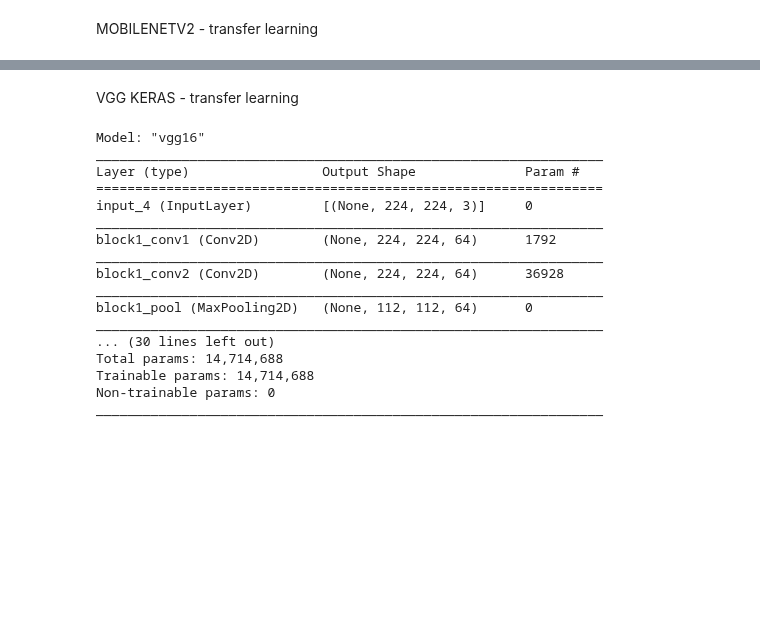
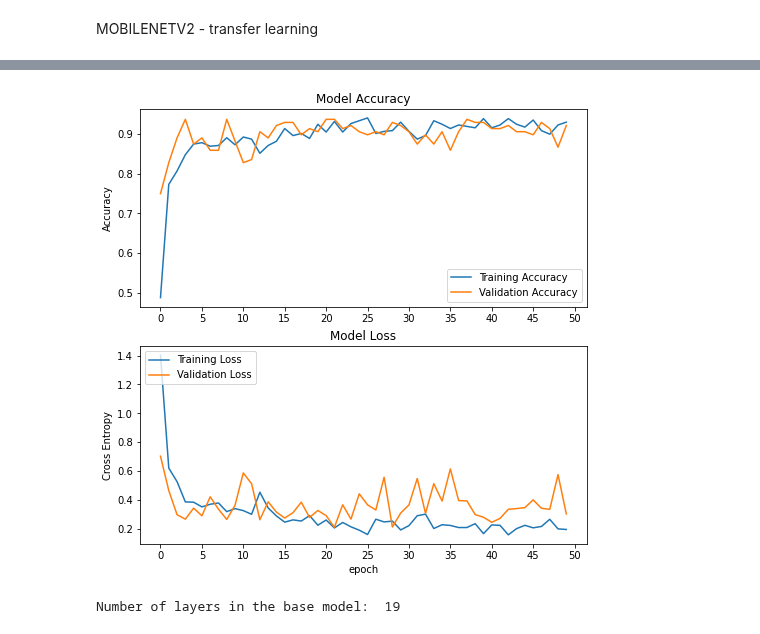
Before and after one commit to anirudh-g/Msc-Data-science, a Jupyter notebook: Chart_Classification.ipynb, the cells around one changed output, grey strips where cells are left out. Cells and saved outputs as stored; diff of their text form; code cells hidden in the pictures; blank space fills up the shorter version.

```diff
--- a/Chart_Classification.ipynb
+++ b/Chart_Classification.ipynb
@@ -104,0 +263,3 @@ base_model.trainable=False
+# %%
+vgg_base = tf.keras.applications.VGG16(weights='imagenet', include_top=False, input_shape=input_shape)
+vgg_base.summary()
@@ -105 +284,3 @@ base_model.trainable=False
+# %%
+vgg_base.trainable=False
 # %%
@@ -112,0 +295,5 @@ tl_model = keras.Model(inputs= base_model.input, outputs=preds)
+# %%
+lr=0.001
+vgg_tl.compile(optimizer=tf.optimizers.Adam(learning_rate=lr),
+              loss=tf.losses.categorical_crossentropy,
+              metrics=['accuracy'])
@@ -113,12 +304,8 @@ tl_model = keras.Model(inputs= base_model.input, outputs=preds)
 # %%
-tl_model.compile(optimizer='rmsprop',
-              loss=tf.keras.losses.categorical_crossentropy,
-              metrics=['accuracy'])
-
-tl_history = tl_model.fit(
+vgg_history = vgg_tl.fit(
 	train_generator,
 	steps_per_epoch=nb_train_samples // batch_size,
-	epochs=100,
+	epochs=epochs,
 	validation_data=validation_generator,
 	validation_steps=nb_validation_samples // batch_size)
 # %% [output]
@@ -142,23 +328,0 @@ Epoch 100/100
-# %% [markdown]
-VGG KERAS - transfer learning
-# %%
-base_model_2 = tf.keras.applications.VGG16(weights='imagenet', include_top=False, input_shape=input_shape)
-base_model_2.summary()
-# %% [output]
-Model: "vgg16"
-_________________________________________________________________
-Layer (type)                 Output Shape              Param #
-=================================================================
-input_4 (InputLayer)         [(None, 224, 224, 3)]     0
-_________________________________________________________________
-block1_conv1 (Conv2D)        (None, 224, 224, 64)      1792
-_________________________________________________________________
-block1_conv2 (Conv2D)        (None, 224, 224, 64)      36928
-_________________________________________________________________
-block1_pool (MaxPooling2D)   (None, 112, 112, 64)      0
-_________________________________________________________________
-... (30 lines left out)
-Total params: 14,714,688
-Trainable params: 14,714,688
-Non-trainable params: 0
-_________________________________________________________________
@@ -174,0 +329,39 @@ tl_model_2 = keras.Model(inputs= base_model_2.input, outputs=preds2)
+# %%
+vgg_acc = vgg_history.history['accuracy']
+vgg_val_acc = vgg_history.history['val_accuracy']
+
+vgg_loss = vgg_history.history['loss']
+vgg_val_loss = vgg_history.history['val_loss']
+
+plt.figure(figsize=(8, 8))
+plt.subplot(2, 1, 1)
+plt.plot(vgg_acc, label='Training Accuracy')
+plt.plot(vgg_val_acc, label='Validation Accuracy')
+plt.legend(loc='lower right')
+plt.ylabel('Accuracy')
+plt.xticks(np.arange(0,55, 5))
+plt.title('Model Accuracy')
+
+plt.subplot(2, 1, 2)
+plt.plot(vgg_loss, label='Training Loss')
+plt.plot(vgg_val_loss, label='Validation Loss')
+plt.legend(loc='upper left')
+plt.ylabel('Cross Entropy')
+plt.xticks(np.arange(0,55, 5))
+plt.title('Model Loss')
+plt.xlabel('epoch')
+plt.show()
+# %% [output]
+[figure, added]
+# %%
+vgg_base.trainable = True
+
+print("Number of layers in the base model: ", len(vgg_base.layers))
+
+fine_tune_at = 15
+
+# Freeze all the layers before the `fine_tune_at` layer
+for layer in vgg_base.layers[:fine_tune_at]:
+  layer.trainable =  False
+# %% [output]
+Number of layers in the base model:  19
```
Also changed, not shown: parts of 26 cells of this notebook.
